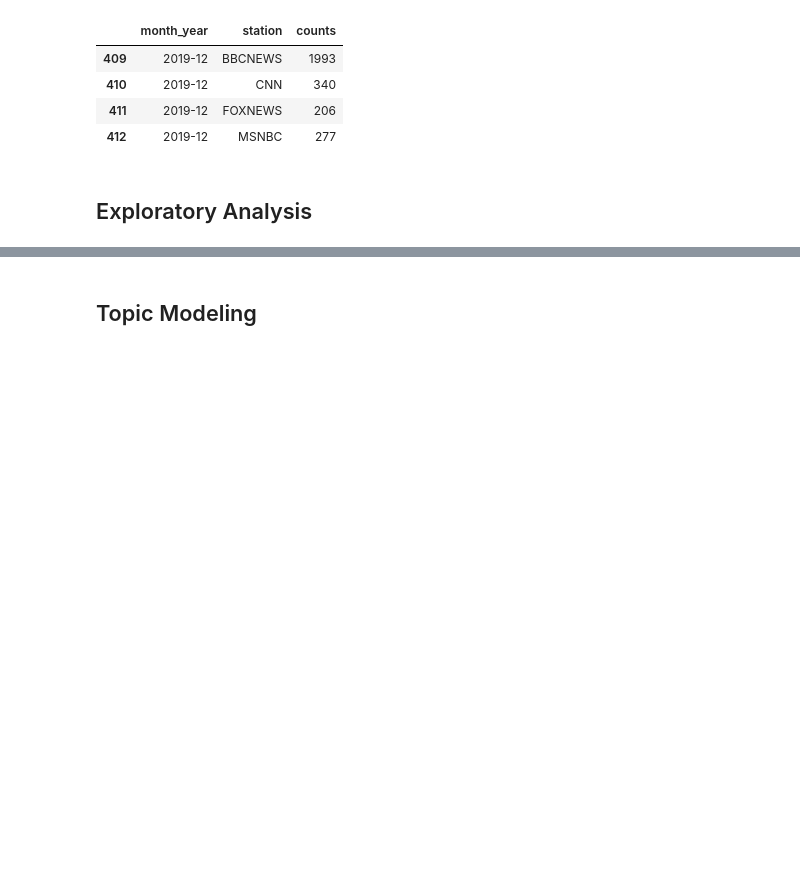
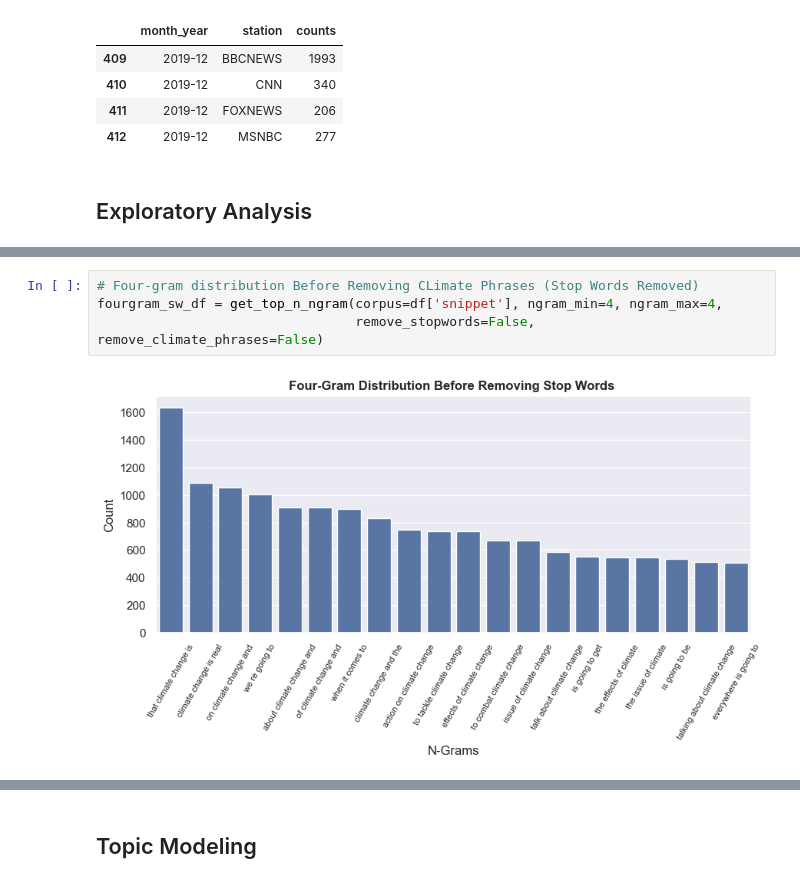
Before and after one commit to giantmagellan/climate-lang-processing, a Jupyter notebook: main.ipynb, the cells around one changed output, grey strips where cells are left out. Drawn from its saved outputs; the diff is of its cells as text; blank space fills up the shorter version.

```diff
--- a/main.ipynb
+++ b/main.ipynb
@@ -283,0 +328,6 @@ station_monthly_occurrences[station_monthly_occurrences['month_year']=='2019-12'
+# %%
+# Four-gram distribution Before Removing CLimate Phrases (Stop Words Removed)
+fourgram_sw_df = get_top_n_ngram(corpus=df['snippet'], ngram_min=4, ngram_max=4,
+                                 remove_stopwords=False, remove_climate_phrases=False)
+# %% [output]
+[figure, added]
```
Also changed, not shown: parts of 14 cells of this notebook, 7 other files.
